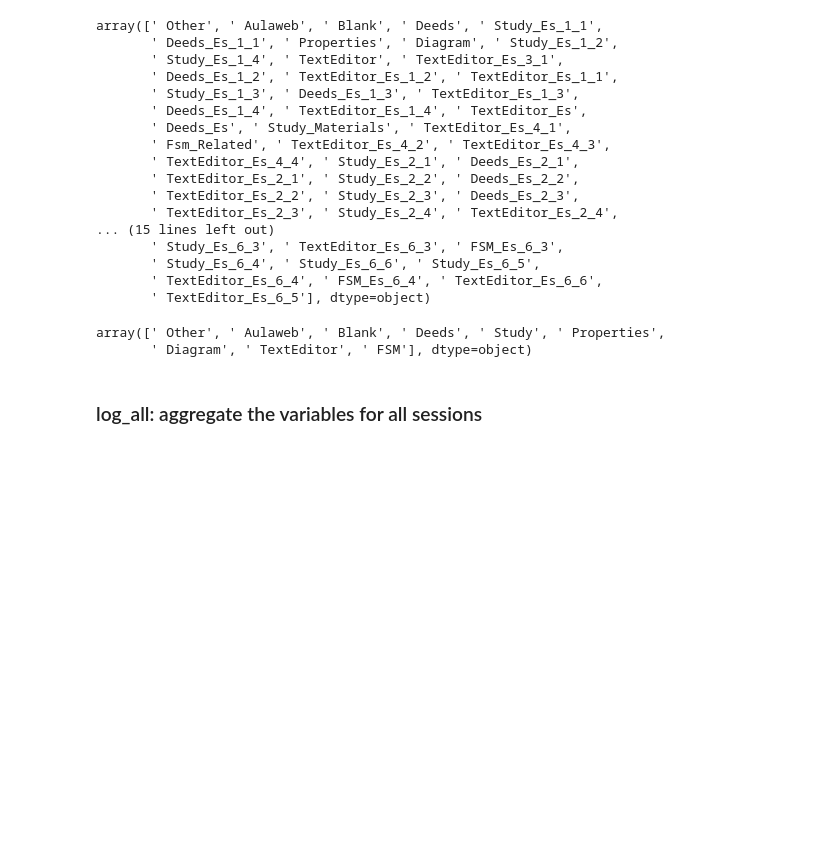
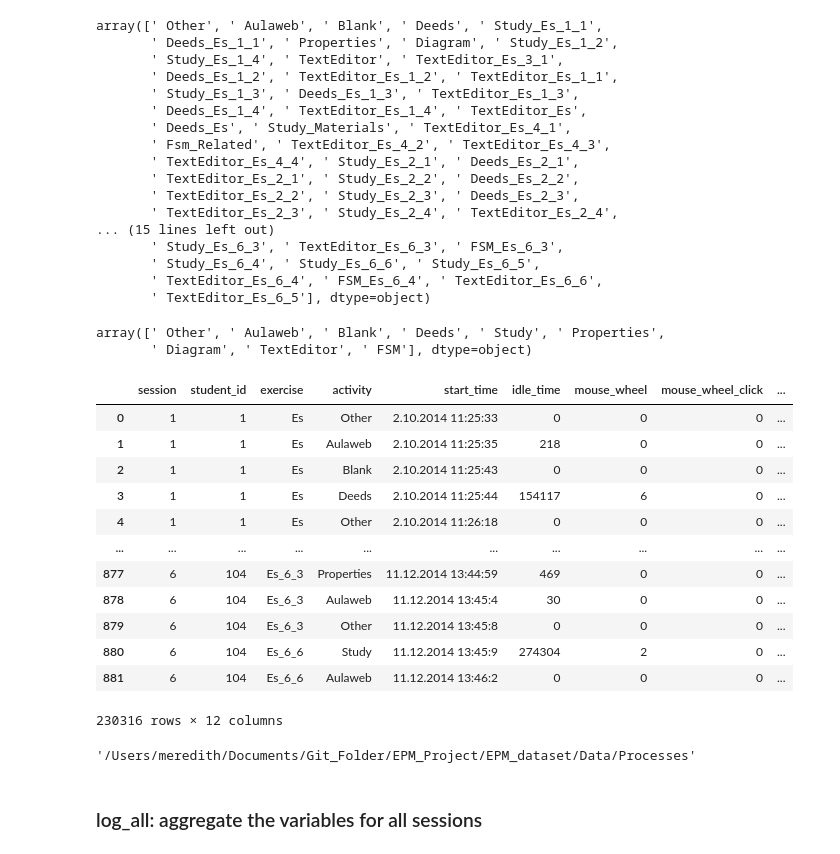
Before and after one commit to EPM-LearningAnalytics/epm, a Jupyter notebook: Analysis/Dataset_Prep_Meredith.ipynb, the cells around one changed output. Saved outputs shown, nothing was run; the diff lists cells and outputs as text; code cells hidden in the pictures; blank space fills up the shorter version.

```diff
--- a/Analysis/Dataset_Prep_Meredith.ipynb
+++ b/Analysis/Dataset_Prep_Meredith.ipynb
@@ -143,5 +120,21 @@ array([' Other', ' Aulaweb', ' Blank', ' Deeds', ' Study', ' Properties',
        ' Diagram', ' TextEditor', ' FSM'], dtype=object)
 # %%
 # drop irrelevant columns
-drop_cols = ['exercise', 'start_time','end_time']
+drop_cols = ['end_time']
 log_raw = log_raw.drop(columns = drop_cols)
+# %%
+log_raw
+# %% [output]
+|  | session | student_id | exercise | activity | start_time | idle_time | mouse_wheel | mouse_wheel_click | ... |
+| 0 | 1 | 1 | Es | Other | 2.10.2014 11:25:33 | 0 | 0 | 0 | ... |
+| 1 | 1 | 1 | Es | Aulaweb | 2.10.2014 11:25:35 | 218 | 0 | 0 | ... |
+| 2 | 1 | 1 | Es | Blank | 2.10.2014 11:25:43 | 0 | 0 | 0 | ... |
+| 3 | 1 | 1 | Es | Deeds | 2.10.2014 11:25:44 | 154117 | 6 | 0 | ... |
+| 4 | 1 | 1 | Es | Other | 2.10.2014 11:26:18 | 0 | 0 | 0 | ... |
+| ... | ... | ... | ... | ... | ... | ... | ... | ... | ... |
+| 877 | 6 | 104 | Es_6_3 | Properties | 11.12.2014 13:44:59 | 469 | 0 | 0 | ... |
+| 878 | 6 | 104 | Es_6_3 | Aulaweb | 11.12.2014 13:45:4 | 30 | 0 | 0 | ... |
+| 879 | 6 | 104 | Es_6_3 | Other | 11.12.2014 13:45:8 | 0 | 0 | 0 | ... |
+| 880 | 6 | 104 | Es_6_6 | Study | 11.12.2014 13:45:9 | 274304 | 2 | 0 | ... |
+| 881 | 6 | 104 | Es_6_6 | Aulaweb | 11.12.2014 13:46:2 | 0 | 0 | 0 | ... |
+230316 rows × 12 columns
@@ -148,2 +143,6 @@ log_raw = log_raw.drop(columns = drop_cols)
+# %%
+os.getcwd()
+# %% [output]
+'/Users/meredith/Documents/Git_Folder/EPM_Project/EPM_dataset/Data/Processes'
 # %% [markdown]
 ### log_all: aggregate the variables for all sessions
```
Also changed, not shown: parts of 13 cells of this notebook, 1 other file.
